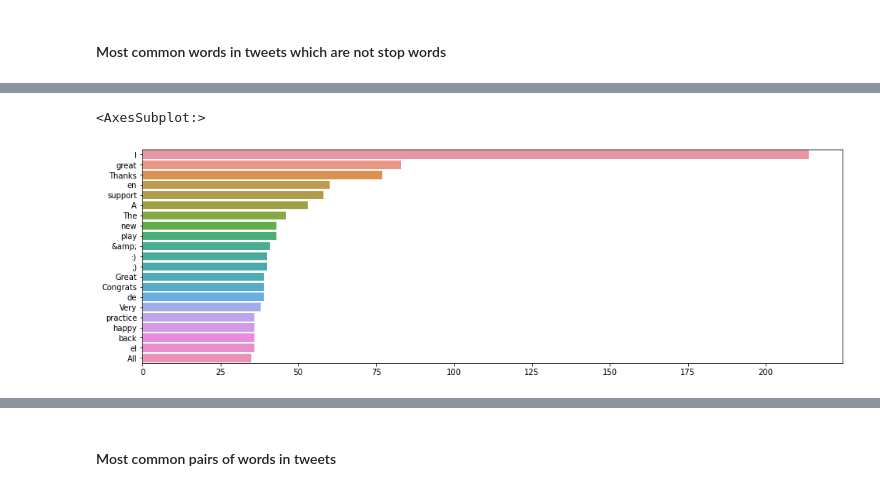
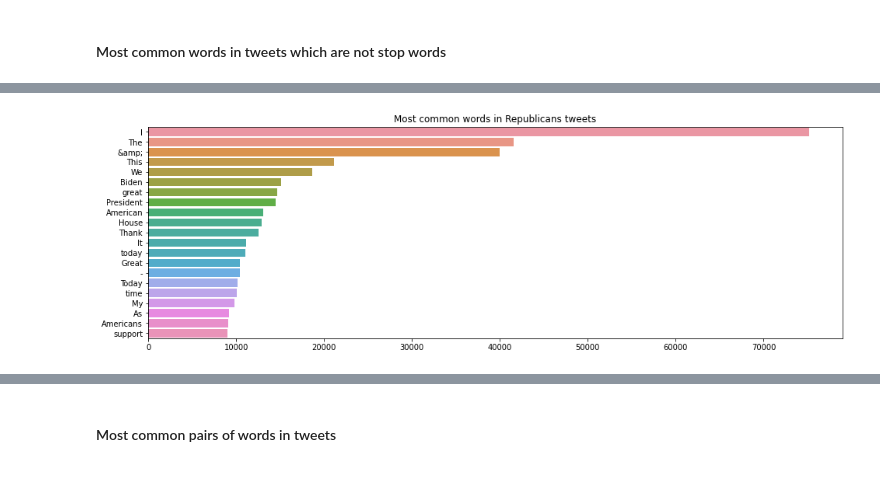
Before and after one commit to aferrero23/twitter-category-nlp, a Jupyter notebook: src/pre_data_cleaning.ipynb, the cells around one changed output, grey strips where cells are left out. Drawn from its saved outputs; the diff is of its cells as text; code cells hidden in the pictures.

```diff
--- a/src/pre_data_cleaning.ipynb
+++ b/src/pre_data_cleaning.ipynb
@@ -24 +22,7 @@ len(list_data)
+# %%
+df_eeuu_member_of_congress = pd.read_csv('https://raw.githubusercontent.com/alexferrero23/twitter-category-nlp/develop/data/eeuu_member_of_congress.csv', sep=';')
+# %%
+list_senators = df_eeuu_member_of_congress['Twitter'].dropna().tolist()
+list_senators = [x.replace('@', '') for x in list_senators]
+list_senators = [x.replace(' ', '') for x in list_senators]
 # %%
@@ -28,14 +30,15 @@ re.search('data/(.*).csv', list_data[0]).group(1)
 # %%
 df = pd.DataFrame(columns=["id", "user", "username", "created_at", "text", "lang", "label","retweet_count", "favorite_count"])
-for path in list_data:
+
+for user in list_senators:
     try:
-        df_user = pd.read_csv(path, sep="|")
-        user = re.search('data/(.*).csv', path).group(1)
+        df_user = pd.read_csv(f"https://raw.githubusercontent.com/alexferrero23/twitter-category-nlp/develop/data/{user}.csv", sep="|")
+        #user = re.search('data/(.*).csv', path).group(1)
         df_user['username'] = user
         df = pd.concat([df, df_user], ignore_index=True)
     except Exception as e:
         print(e)
-        print(f"Path {path} was not read")
+        print(f"User {user} was not read")
 
 #df = pd.read_csv(list_data[0], sep="|")
 #Only in english
@@ -236,0 +236,10 @@ top_used_words_ordered[:5]
+# %%
+from collections import Counter
+
+list_of_words_republicans = create_list_of_words(label='R')
+list_of_words_democrats = create_list_of_words(label='D')
+top_used_words_republicans = dict(Counter(list_of_words_republicans))
+top_used_words_democrats = dict(Counter(list_of_words_democrats))
+top_used_words_ordered_republicans = sorted(top_used_words_republicans.items(), key=lambda x: x[1], reverse=True)
+top_used_words_ordered_democrats = sorted(top_used_words_democrats.items(), key=lambda x: x[1], reverse=True)
+top_used_words_ordered_republicans[:5]
@@ -248,7 +271,7 @@ stop=set(stopwords.words('english'))
 
 words = []
 count = []
-for word, number in top_used_words_ordered:
+for word, number in top_used_words_ordered_republicans:
     if len(words) > 20:
         break
     elif (word not in stop):
@@ -256,5 +279,5 @@ for word, number in top_used_words_ordered:
         count.append(number)
 
 plt.figure(figsize=(16,5))
-sns.barplot(x=count,y=words)
+sns.barplot(x=count,y=words).set_title('Most common words in Republicans tweets');
 # %% [output]
@@ -262,3 +285,2 @@ sns.barplot(x=count,y=words)
 [nltk_data]   Unzipping corpora/stopwords.zip.
-<AxesSubplot:>
-[figure, old version]
+[figure, new version]
```
Also changed, not shown: parts of 28 cells of this notebook.
